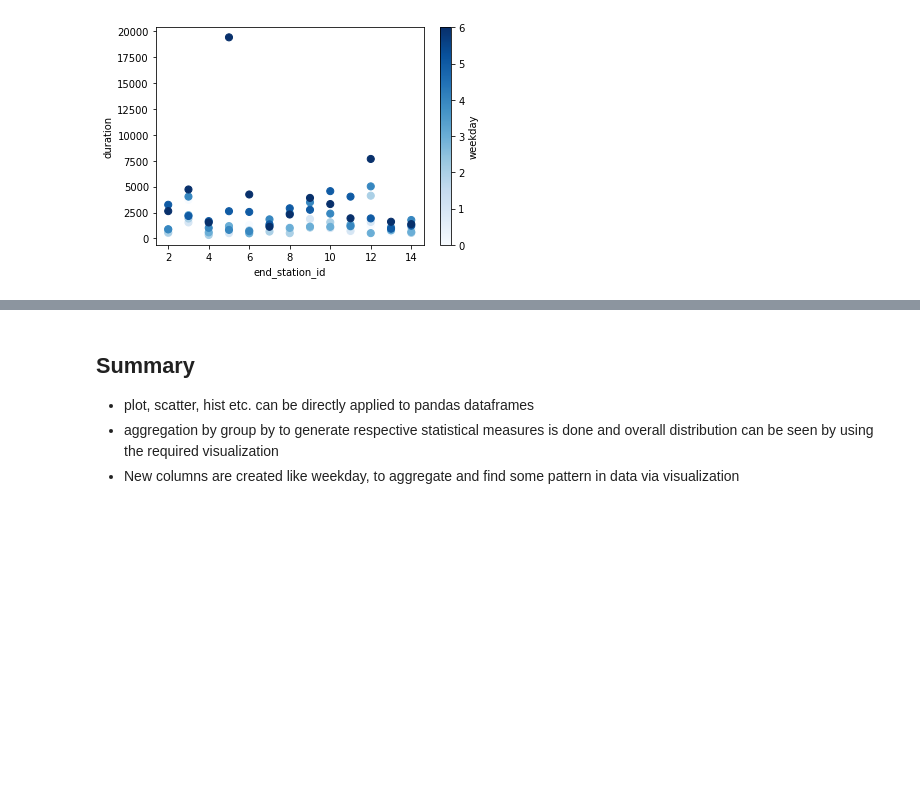
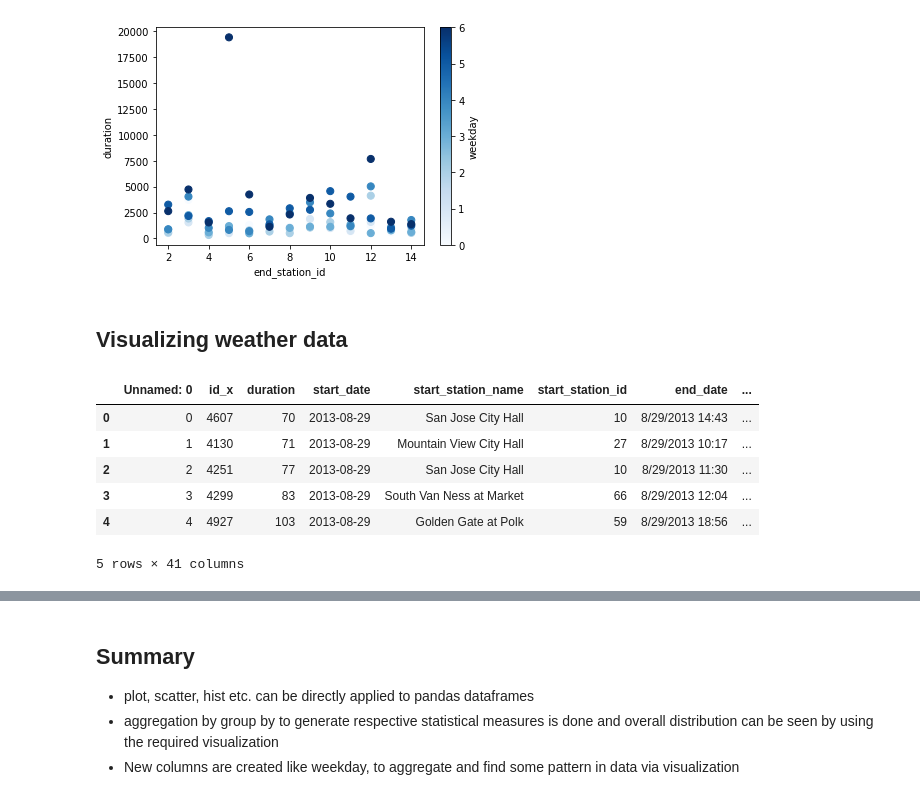
Before and after one commit to raghothams/scaling-pandas, a Jupyter notebook: Visualization.ipynb, the cells around one changed output, grey strips where cells are left out. Cells and saved outputs as stored; diff of their text form; code cells hidden in the pictures; blank space fills up the shorter version.

```diff
--- a/Visualization.ipynb
+++ b/Visualization.ipynb
@@ -179,3 +177,5 @@ plt.show()
 # Using colormap (cmap) to give color gradient to weekday number
 # %% [output]
 [figure]
+# %% [markdown]
+## Visualizing weather data
@@ -181,0 +184,10 @@ plt.show()
+# %%
+df_merge.head()
+# %% [output]
+|  | Unnamed: 0 | id_x | duration | start_date | start_station_name | start_station_id | end_date | ... |
+| 0 | 0 | 4607 | 70 | 2013-08-29 | San Jose City Hall | 10 | 8/29/2013 14:43 | ... |
+| 1 | 1 | 4130 | 71 | 2013-08-29 | Mountain View City Hall | 27 | 8/29/2013 10:17 | ... |
+| 2 | 2 | 4251 | 77 | 2013-08-29 | San Jose City Hall | 10 | 8/29/2013 11:30 | ... |
+| 3 | 3 | 4299 | 83 | 2013-08-29 | South Van Ness at Market | 66 | 8/29/2013 12:04 | ... |
+| 4 | 4 | 4927 | 103 | 2013-08-29 | Golden Gate at Polk | 59 | 8/29/2013 18:56 | ... |
+5 rows × 41 columns
```
Also changed, not shown: parts of 14 cells of this notebook, 1 other file.
